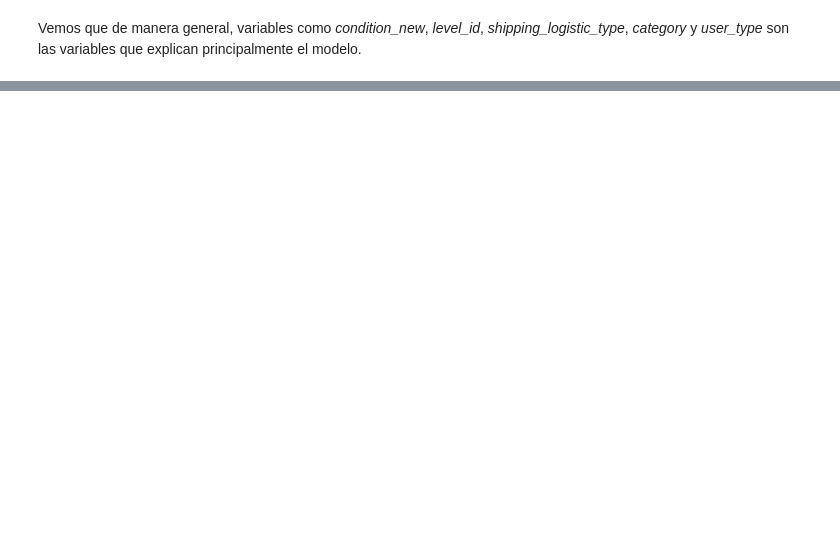
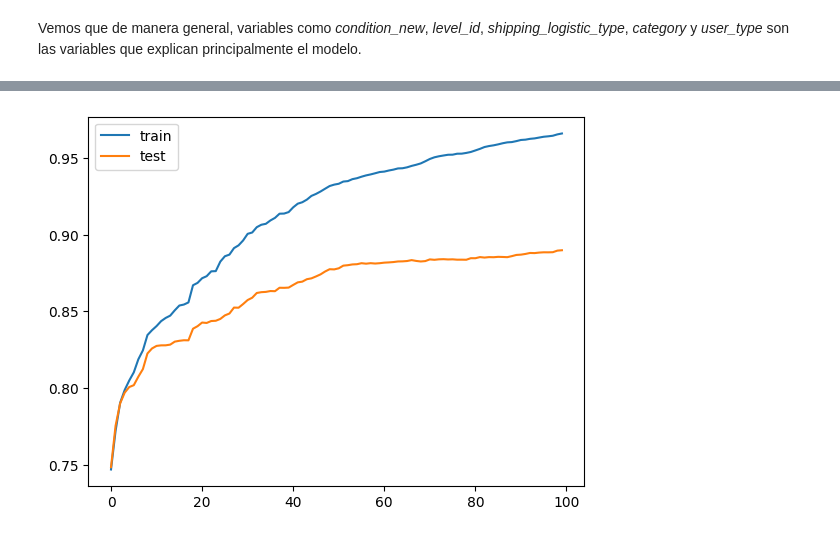
Before and after one commit to icaro1518/ml_discounts, a Jupyter notebook: 4_models.ipynb, the cells around one changed output, grey strips where cells are left out. Saved outputs shown, nothing was run; the diff lists cells and outputs as text; code cells hidden in the pictures; blank space fills up the shorter version.

```diff
--- a/4_models.ipynb
+++ b/4_models.ipynb
@@ -198,0 +233,9 @@ El AUC score es de 0.5413803096620833
+# %%
+param_grid = {
+    'max_depth': [4, 5, 6, 7, 8],
+    'learning_rate': [0.3, 0.1, 0.01, 0.001],
+    'subsample': [0.5, 0.7, 1],
+    'colsample_bytree': [0.5, 0.7]
+}
+# %%
+xgb_model.fit_grid_search(param_grid)
@@ -198,0 +260,3 @@ El AUC score es de 0.5413803096620833
+# %%
+xgb_model_tuned = ModelGeneration(XGBClassifier(), (X_train, X_test, X_val, y_val,y_train, y_test))
+xgb_model_tuned.fit_model( xgb_model.best_params_)
@@ -198,0 +293,11 @@ El AUC score es de 0.5413803096620833
+# %%
+results = xgb_model_tuned.model.evals_result()
+# plot learning curves
+plt.plot(results['validation_0']['auc'], label='train')
+plt.plot(results['validation_1']['auc'], label='test')
+# show the legend
+plt.legend()
+# show the plot
+plt.show()
+# %% [output]
+[figure, added]
```
Also changed, not shown: parts of 80 cells of this notebook, 2 other files.
